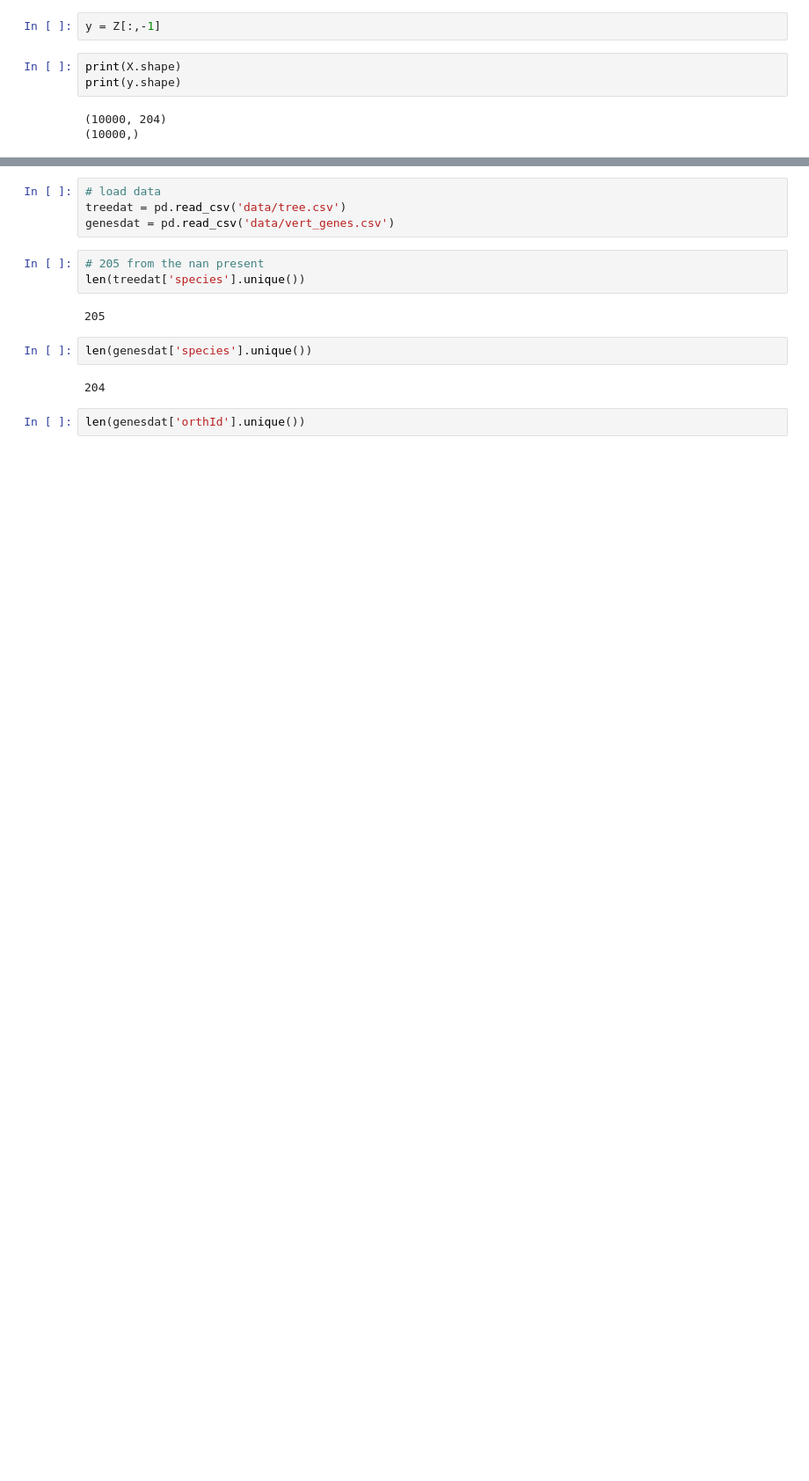
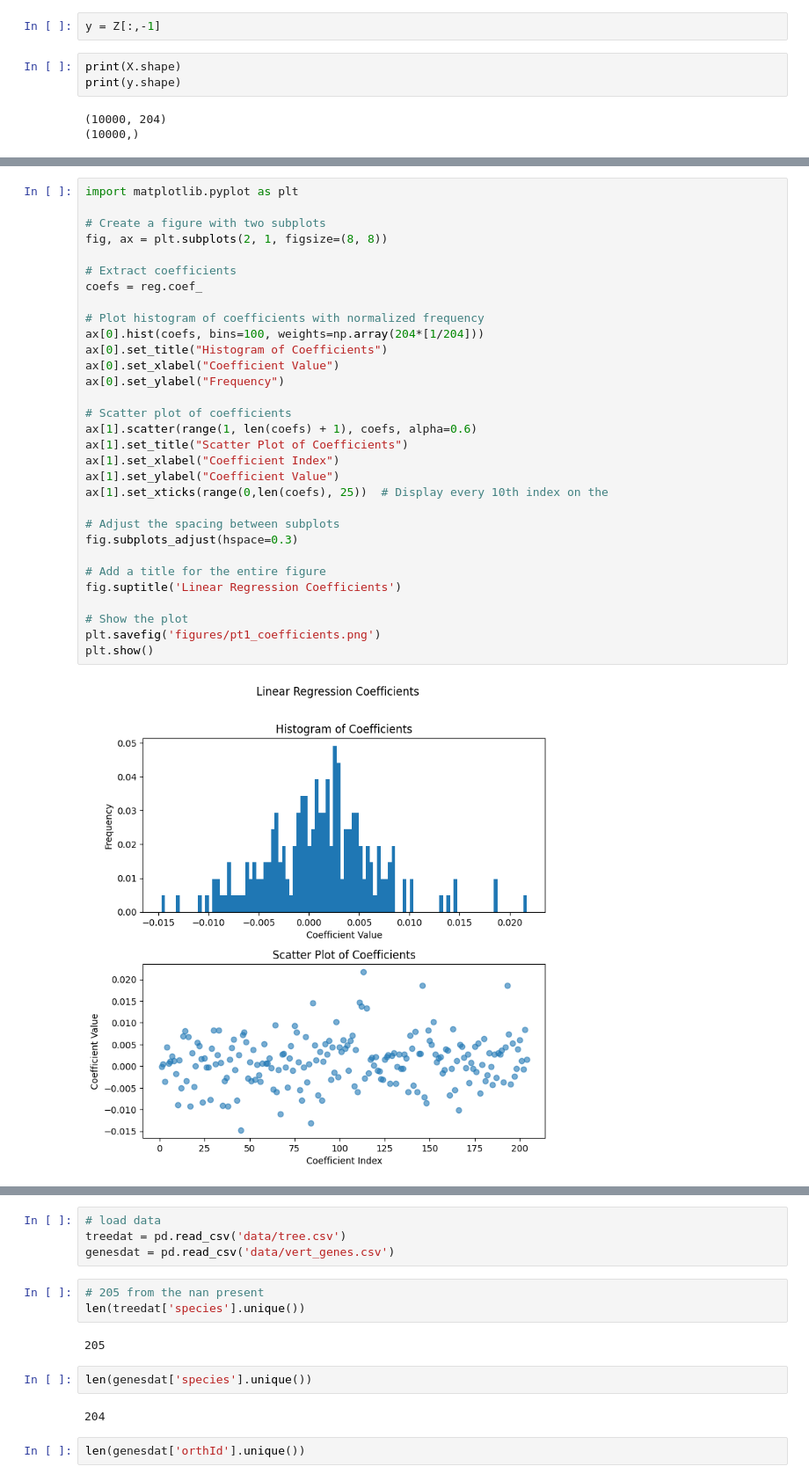
Before and after one commit to alexandermittet/ModComp, a Jupyter notebook: mainCopyLegHer.ipynb, the cells around one changed output, grey strips where cells are left out. Shown at 88% size. Saved outputs shown, nothing was run; the diff lists cells and outputs as text; blank space fills up the shorter version.

```diff
--- a/mainCopyLegHer.ipynb
+++ b/mainCopyLegHer.ipynb
@@ -193,0 +219,33 @@ TEST. r2: 0.300, MSE: 3670.268
+# %%
+import matplotlib.pyplot as plt
+
+# Create a figure with two subplots
+fig, ax = plt.subplots(2, 1, figsize=(8, 8))
+
+# Extract coefficients
+coefs = reg.coef_
+
+# Plot histogram of coefficients with normalized frequency
+ax[0].hist(coefs, bins=100, weights=np.array(204*[1/204]))
+ax[0].set_title("Histogram of Coefficients")
+ax[0].set_xlabel("Coefficient Value")
+ax[0].set_ylabel("Frequency")
+
+# Scatter plot of coefficients
+ax[1].scatter(range(1, len(coefs) + 1), coefs, alpha=0.6)
+ax[1].set_title("Scatter Plot of Coefficients")
+ax[1].set_xlabel("Coefficient Index")
+ax[1].set_ylabel("Coefficient Value")
+ax[1].set_xticks(range(0,len(coefs), 25))  # Display every 10th index on the
+
+# Adjust the spacing between subplots
+fig.subplots_adjust(hspace=0.3)
+
+# Add a title for the entire figure
+fig.suptitle('Linear Regression Coefficients')
+
+# Show the plot
+plt.savefig('figures/pt1_coefficients.png')
+plt.show()
+# %% [output]
+[figure, added]
```
Also changed, not shown: parts of 7 cells of this notebook, 1 other file.
